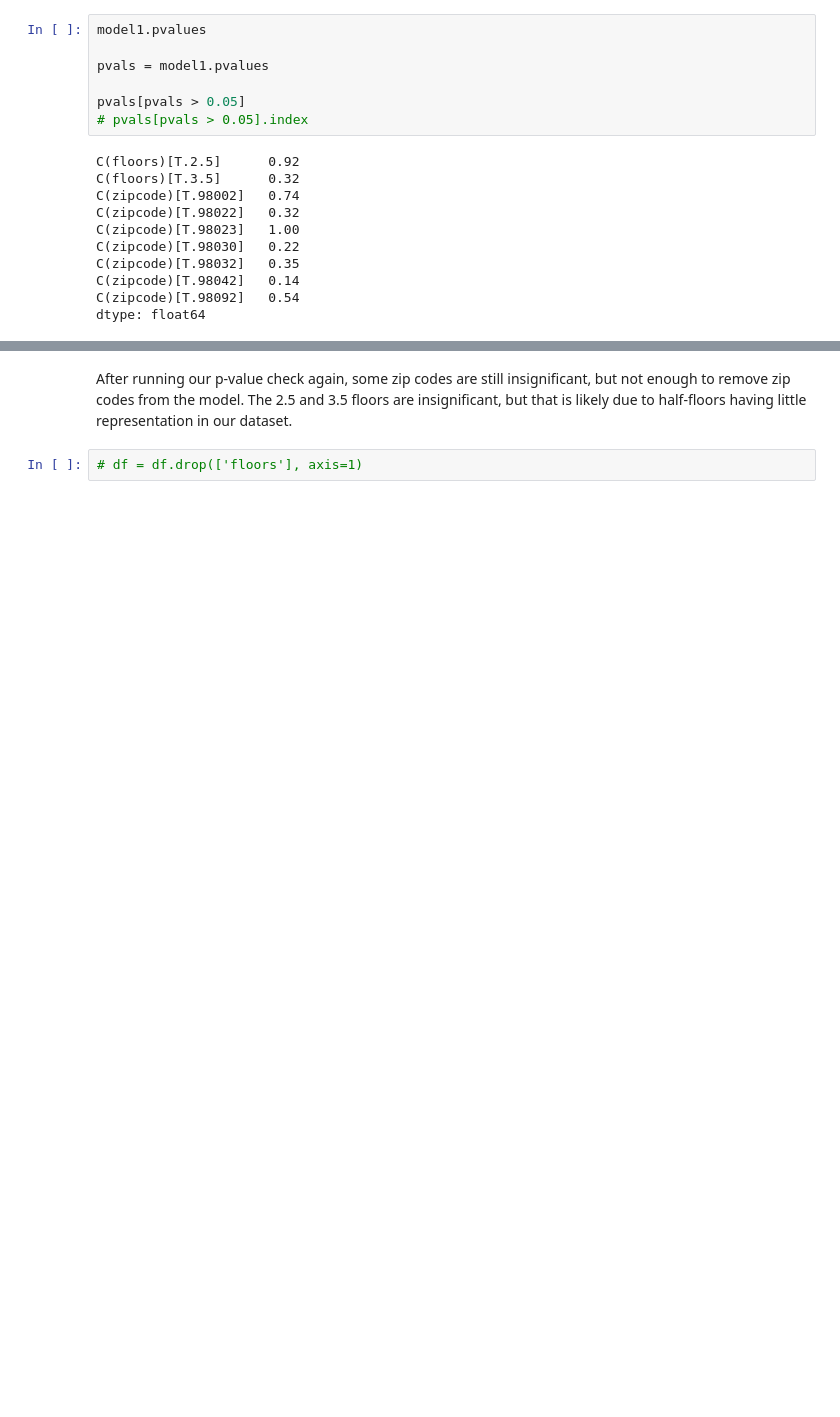
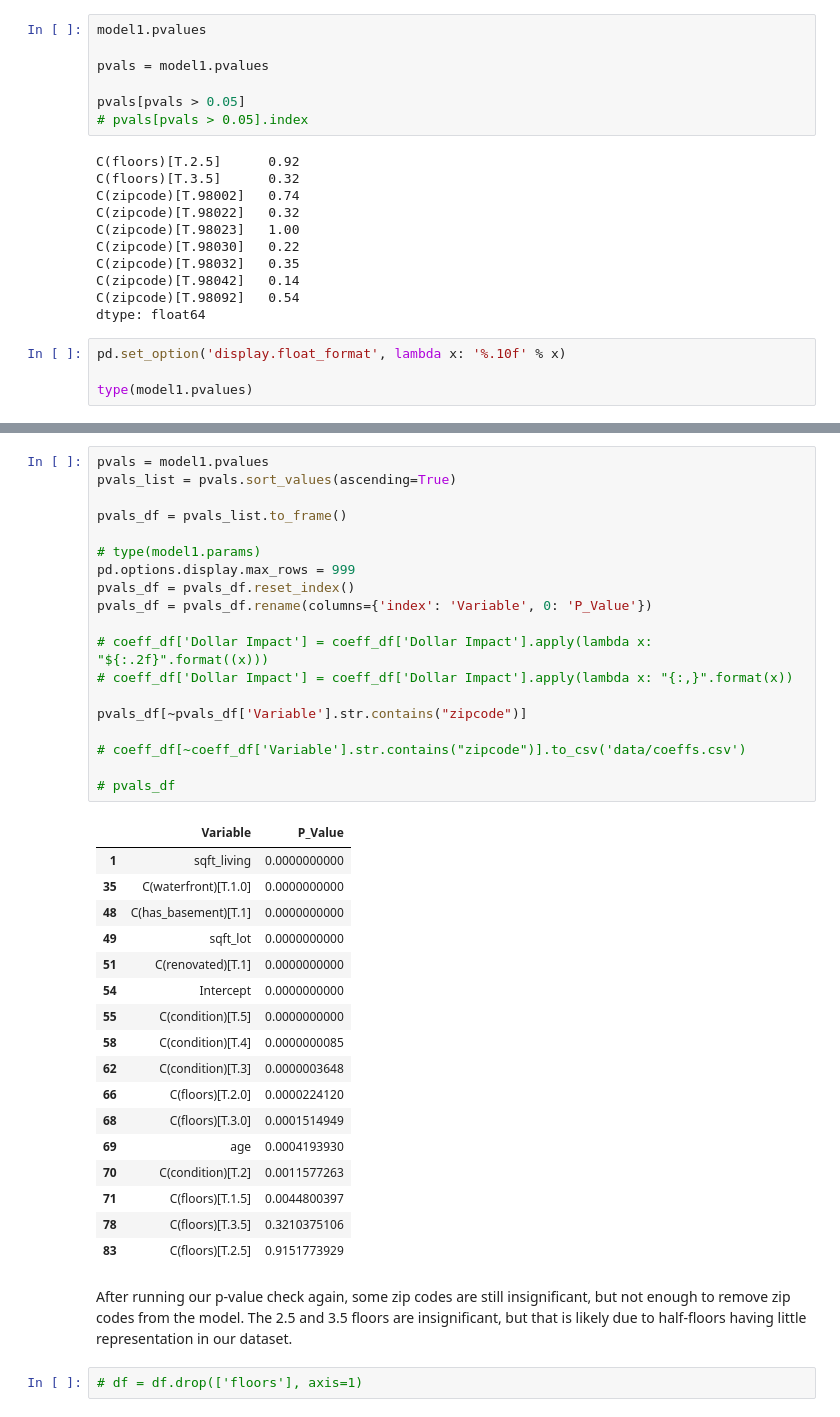
Before and after one commit to Drymander/dsc-phase-2-project, a Jupyter notebook: Housing Project Final.ipynb, the cells around one changed output, grey strips where cells are left out. Drawn from its saved outputs; the diff is of its cells as text; blank space fills up the shorter version.

```diff
--- a/Housing Project Final.ipynb
+++ b/Housing Project Final.ipynb
@@ -1438,3 +1438,7 @@ C(zipcode)[T.98032]   0.35
 C(zipcode)[T.98042]   0.14
 C(zipcode)[T.98092]   0.54
 dtype: float64
+# %%
+pd.set_option('display.float_format', lambda x: '%.10f' % x)
+
+type(model1.pvalues)
@@ -1441,3 +1471,40 @@ dtype: float64
+# %%
+pvals = model1.pvalues
+pvals_list = pvals.sort_values(ascending=True)
+
+pvals_df = pvals_list.to_frame()
+
+# type(model1.params)
+pd.options.display.max_rows = 999
+pvals_df = pvals_df.reset_index()
+pvals_df = pvals_df.rename(columns={'index': 'Variable', 0: 'P_Value'})
+
+# coeff_df['Dollar Impact'] = coeff_df['Dollar Impact'].apply(lambda x: "${:.2f}".format((x)))
+# coeff_df['Dollar Impact'] = coeff_df['Dollar Impact'].apply(lambda x: "{:,}".format(x))
+
+pvals_df[~pvals_df['Variable'].str.contains("zipcode")]
+
+# coeff_df[~coeff_df['Variable'].str.contains("zipcode")].to_csv('data/coeffs.csv')
+
+# pvals_df
+# %% [output]
+|  | Variable | P_Value |
+| 1 | sqft_living | 0.0000000000 |
+| 35 | C(waterfront)[T.1.0] | 0.0000000000 |
+| 48 | C(has_basement)[T.1] | 0.0000000000 |
+| 49 | sqft_lot | 0.0000000000 |
+| 51 | C(renovated)[T.1] | 0.0000000000 |
+| 54 | Intercept | 0.0000000000 |
+| 55 | C(condition)[T.5] | 0.0000000000 |
+| 58 | C(condition)[T.4] | 0.0000000085 |
+| 62 | C(condition)[T.3] | 0.0000003648 |
+| 66 | C(floors)[T.2.0] | 0.0000224120 |
+| 68 | C(floors)[T.3.0] | 0.0001514949 |
+| 69 | age | 0.0004193930 |
+| 70 | C(condition)[T.2] | 0.0011577263 |
+| 71 | C(floors)[T.1.5] | 0.0044800397 |
+| 78 | C(floors)[T.3.5] | 0.3210375106 |
+| 83 | C(floors)[T.2.5] | 0.9151773929 |
 # %% [markdown]
 After running our p-value check again, some zip codes are still insignificant, but not enough to remove zip codes from the model.  The 2.5 and 3.5 floors are insignificant, but that is likely due to half-floors having little representation in our dataset.
 # %%
```
Also changed, not shown: parts of 14 cells of this notebook, 5 other files.
